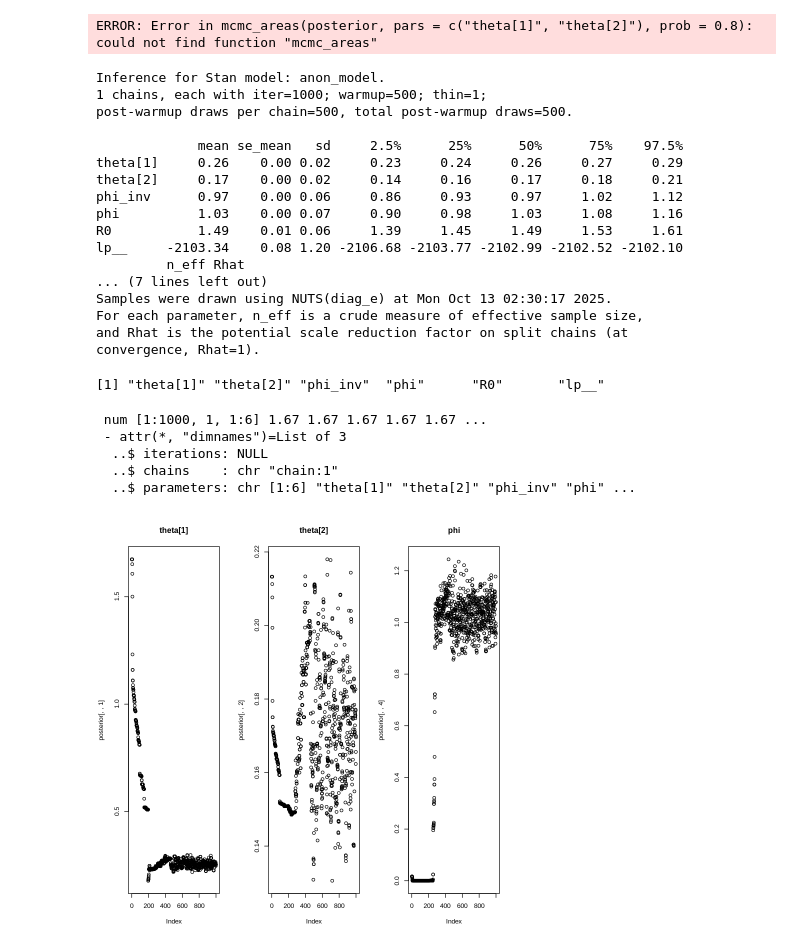
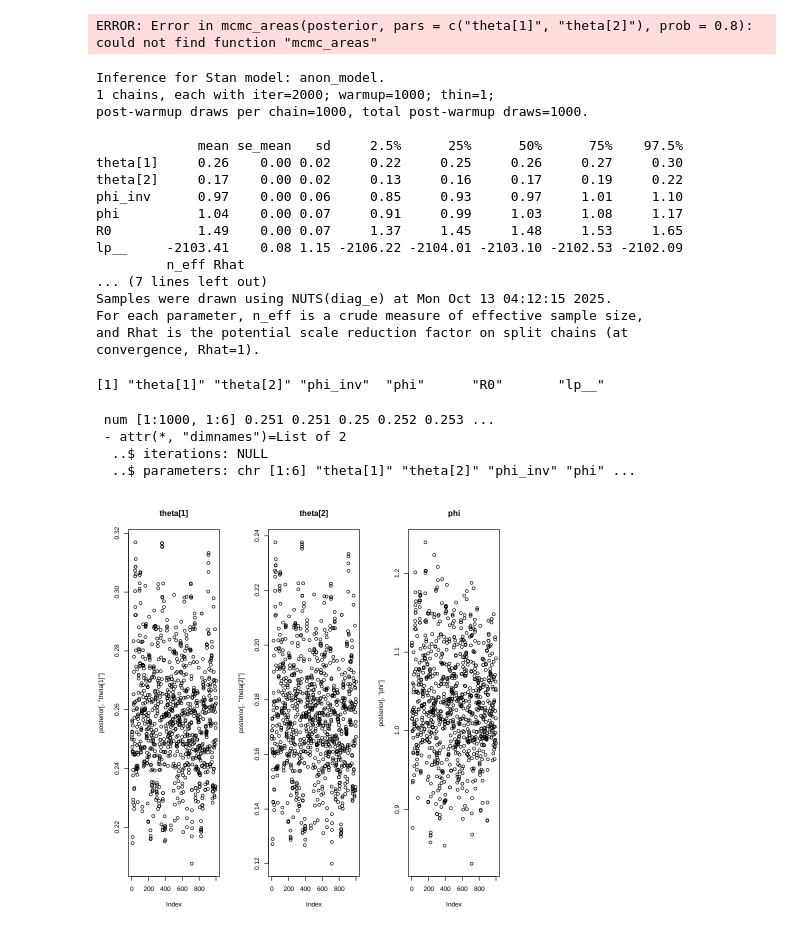
Before and after one commit to leticiaram/Modelacion-Epidemiologica, a Jupyter notebook: SIR_R_colab.ipynb, the cells around one changed output. Cells and saved outputs as stored; diff of their text form; code cells hidden in the pictures.

```diff
--- a/SIR_R_colab.ipynb
+++ b/SIR_R_colab.ipynb
@@ -189,5 +191,5 @@ generated quantities {
 }
 ", file = "SIR_model.stan")
 # %%
-fit <- stan(file = 'SIR_model.stan', data = SIR_data, chains = 1, iter = 1000,
+fit <- stan(file = 'SIR_model.stan', data = SIR_data, chains = 1, iter = 2000,
             verbose = TRUE, init = c(0.1,0.1,0.1))
@@ -312,19 +307,19 @@ ERROR: Error in mcmc_areas(posterior, pars = c("theta[1]", "theta[2]"), prob = 0
 fit
 # %% [output]
 Inference for Stan model: anon_model.
-1 chains, each with iter=1000; warmup=500; thin=1;
-post-warmup draws per chain=500, total post-warmup draws=500.
+1 chains, each with iter=2000; warmup=1000; thin=1;
+post-warmup draws per chain=1000, total post-warmup draws=1000.
 
              mean se_mean   sd     2.5%      25%      50%      75%    97.5%
-theta[1]     0.26    0.00 0.02     0.23     0.24     0.26     0.27     0.29
-theta[2]     0.17    0.00 0.02     0.14     0.16     0.17     0.18     0.21
-phi_inv      0.97    0.00 0.06     0.86     0.93     0.97     1.02     1.12
-phi          1.03    0.00 0.07     0.90     0.98     1.03     1.08     1.16
-R0           1.49    0.01 0.06     1.39     1.45     1.49     1.53     1.61
-lp__     -2103.34    0.08 1.20 -2106.68 -2103.77 -2102.99 -2102.52 -2102.10
+theta[1]     0.26    0.00 0.02     0.22     0.25     0.26     0.27     0.30
+theta[2]     0.17    0.00 0.02     0.13     0.16     0.17     0.19     0.22
+phi_inv      0.97    0.00 0.06     0.85     0.93     0.97     1.01     1.10
+phi          1.04    0.00 0.07     0.91     0.99     1.03     1.08     1.17
+R0           1.49    0.00 0.07     1.37     1.45     1.48     1.53     1.65
+lp__     -2103.41    0.08 1.15 -2106.22 -2104.01 -2103.10 -2102.53 -2102.09
          n_eff Rhat
 ... (7 lines left out)
-Samples were drawn using NUTS(diag_e) at Mon Oct 13 02:30:17 2025.
+Samples were drawn using NUTS(diag_e) at Mon Oct 13 04:12:15 2025.
 For each parameter, n_eff is a crude measure of effective sample size,
 and Rhat is the potential scale reduction factor on split chains (at
 convergence, Rhat=1).
@@ -335,16 +330,16 @@ names(fit)
 # %%
 str(posterior)
 # %% [output]
- num [1:1000, 1, 1:6] 1.67 1.67 1.67 1.67 1.67 ...
- - attr(*, "dimnames")=List of 3
+ num [1:1000, 1:6] 0.251 0.251 0.25 0.252 0.253 ...
+ - attr(*, "dimnames")=List of 2
   ..$ iterations: NULL
-  ..$ chains    : chr "chain:1"
   ..$ parameters: chr [1:6] "theta[1]" "theta[2]" "phi_inv" "phi" ...
 # %%
+
 par(mfrow=c(1,3))
-plot(posterior[,,1],main="theta[1]")
-plot(posterior[,,2],main="theta[2]")
-plot(posterior[,,4],main="phi")
+plot(posterior[,"theta[1]"],main="theta[1]")
+plot(posterior[,"theta[2]"],main="theta[2]")
+plot(posterior[,"phi"],main="phi")
 # %% [output]
-[figure, old version]
+[figure, new version]
 # %%
```
Also changed, not shown: parts of 11 cells of this notebook.
